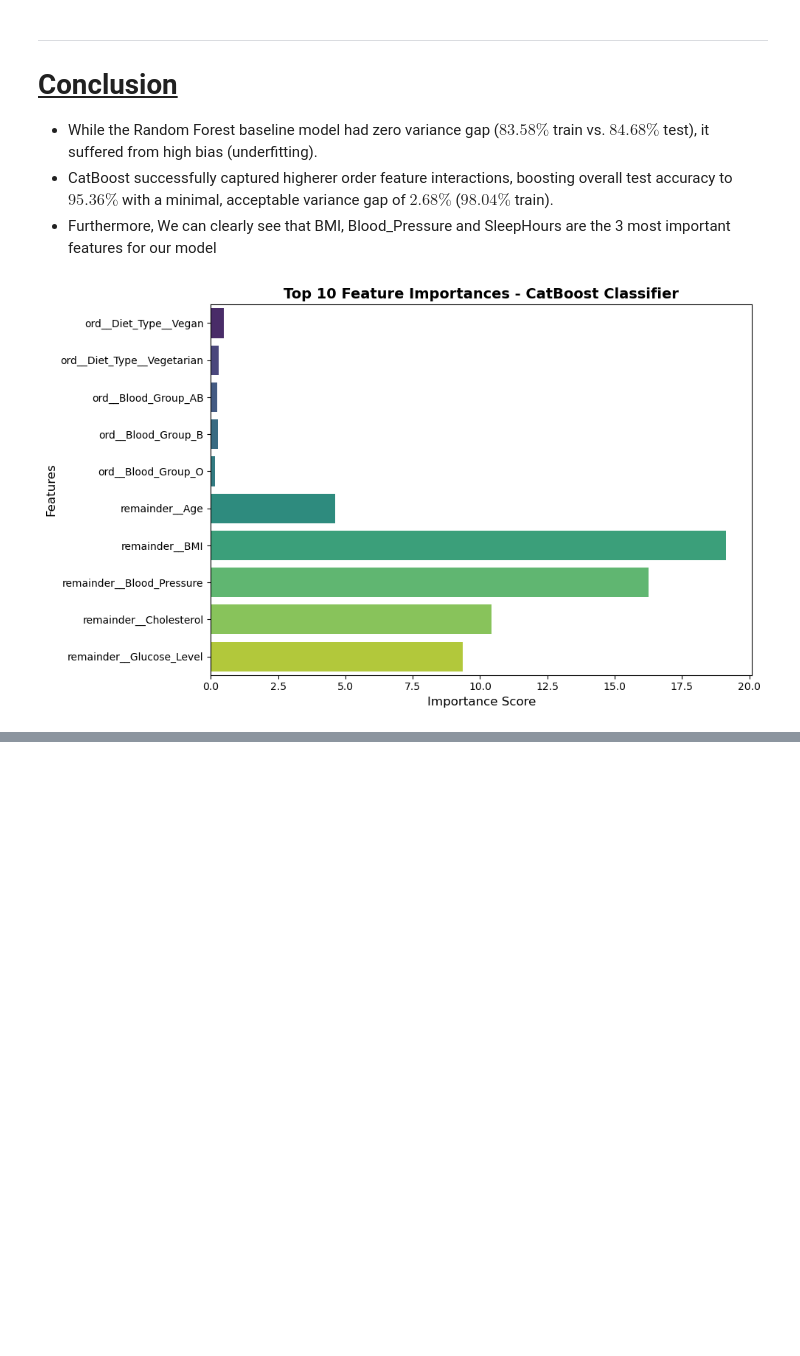
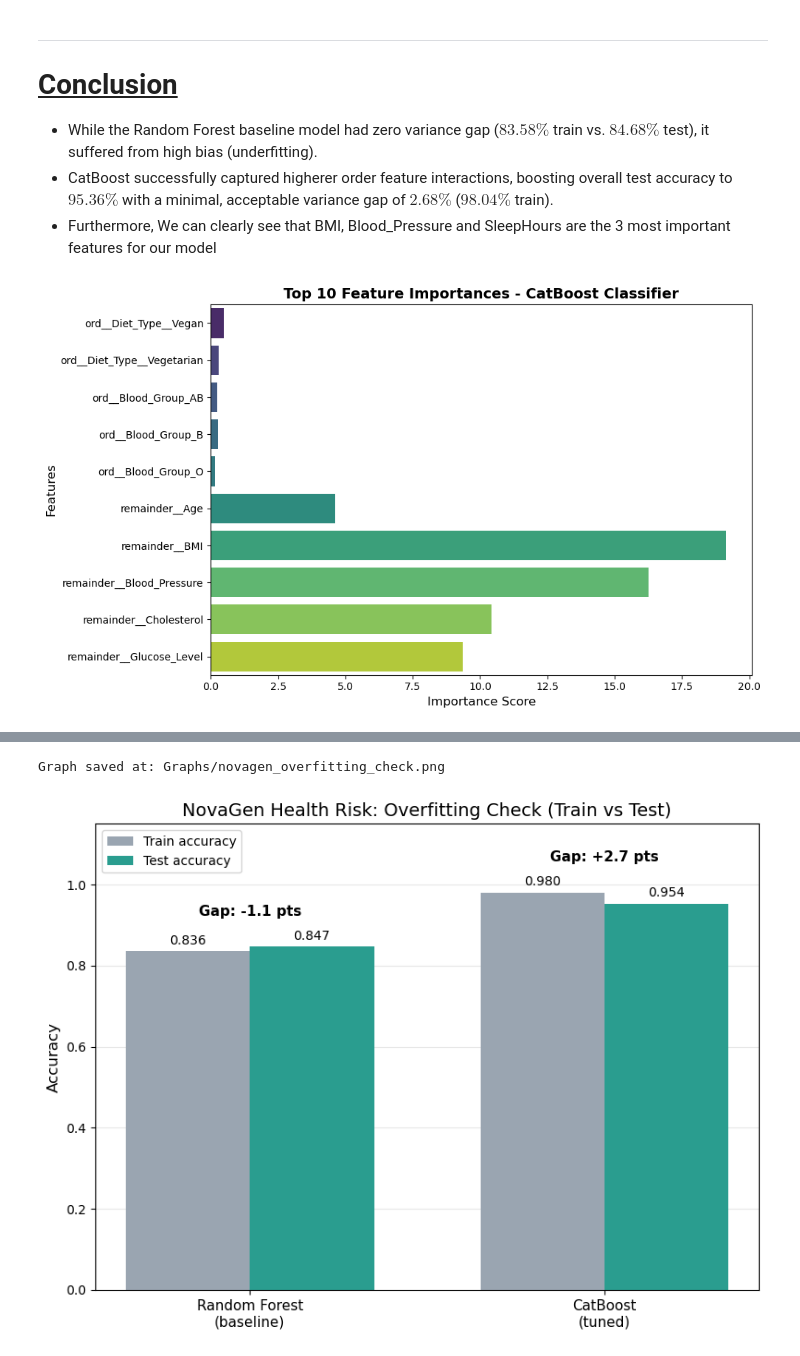
Before and after one commit to K-shhhhh/AI_ML_Foundation, a Jupyter notebook: Module_5_Projects/Minor_Projects/02_Novagen_Research_Minor_Project/Novagen_Classification.ipynb, the cells around one changed output, grey strips where cells are left out. Drawn from its saved outputs; the diff is of its cells as text; code cells hidden in the pictures; blank space fills up the shorter version.

```diff
--- a/Module_5_Projects/Minor_Projects/02_Novagen_Research_Minor_Project/Novagen_Classification.ipynb
+++ b/Module_5_Projects/Minor_Projects/02_Novagen_Research_Minor_Project/Novagen_Classification.ipynb
@@ -660,0 +723,60 @@ plt.show()
+# %%
+import os                                  # Used to create the Graphs folder and build the save path
+from sklearn.metrics import accuracy_score # Metric computed from the predictions
+
+# Colours for train and test, different from the blue and orange used for accuracy and F1 in the comparison charts
+TRAIN_COLOR = "#9AA5B1"                    # Grey for training accuracy
+TEST_COLOR = "#2A9D8F"                     # Teal for test accuracy
+
+# Train and test accuracy of both models
+results_df = pd.DataFrame({
+    "Model" : ["Random Forest\n(baseline)", "CatBoost\n(tuned)"],   # One label per group of bars
+    "Train Accuracy" : [accuracy_score(y_train, rfc_model.predict(X_train)), accuracy_score(y_train, cbc_model_cv.predict(X_train))],   # Train accuracy of each model
+    "Test Accuracy" : [accuracy_score(y_test, rfc_model.predict(X_test)), accuracy_score(y_test, cbc_model_cv.predict(X_test))]         # Test accuracy of each model
+})
+
+# Bar positions and width
+x = np.arange(len(results_df["Model"]))    # Positions 0 and 1 for the two groups of bars
+width = 0.35                               # Width of each single bar, same as the other charts
+
+plt.figure(figsize=(8, 6))                 # Creates a blank figure, 8 inches wide and 6 inches tall
+
+# Two bars per model, train on the left and test on the right
+bars_train = plt.bar(x - width / 2, results_df["Train Accuracy"], width, label="Train accuracy", color=TRAIN_COLOR)   # Train bars shifted left of each position
+bars_test = plt.bar(x + width / 2, results_df["Test Accuracy"], width, label="Test accuracy", color=TEST_COLOR)       # Test bars shifted right of each position
+
+# Value written on top of every train bar
+for bar in bars_train:                     # Goes through the train bars one at a time
+    height = bar.get_height()              # The height of the bar is the train accuracy
+    plt.text(bar.get_x() + bar.get_width() / 2, height + 0.01, f"{height:.3f}", ha="center", va="bottom", fontsize=10)   # Writes the value just above the bar, centred, rounded to 3 decimals
+
+# Value written on top of every test bar
+for bar in bars_test:                      # Goes through the test bars one at a time
+    height = bar.get_height()              # The height of the bar is the test accuracy
+    plt.text(bar.get_x() + bar.get_width() / 2, height + 0.01, f"{height:.3f}", ha="center", va="bottom", fontsize=10)   # Writes the value just above the bar, centred, rounded to 3 decimals
+
+# Gap between train and test accuracy written above each group, in percentage points
+for i in range(len(results_df["Model"])):  # Goes through the two models by position
+    gap = (results_df["Train Accuracy"][i] - results_df["Test Accuracy"][i]) * 100   # Train minus test, converted to percentage points
+    top = max(results_df["Train Accuracy"][i], results_df["Test Accuracy"][i])       # Height of the taller bar in this group
+    plt.text(x[i], top + 0.07, f"Gap: {gap:+.1f} pts", ha="center", va="bottom", fontsize=11, fontweight="bold")   # Writes the gap above the group with a plus or minus sign
+
+plt.xticks(x, results_df["Model"], fontsize=11)   # Puts the model names under the groups of bars
+plt.ylim(0, 1.15)                          # Y axis a little above 1, leaving room for the value and gap labels
+plt.ylabel("Accuracy", fontsize=12)        # Label for the y axis
+plt.title("NovaGen Health Risk: Overfitting Check (Train vs Test)", fontsize=14)   # Title at the top of the chart
+plt.legend()              # Legend in the lower corner, away from the labels
+plt.grid(axis="y", alpha=0.3)              # Faint horizontal grid lines to make the values easier to read
+plt.gca().set_axisbelow(True)              # Draws the grid lines behind the bars instead of over them
+plt.tight_layout()                         # Adjusts spacing so nothing is cut off at the edges
+
+# Save before show, so the image is not blank
+os.makedirs("Graphs", exist_ok=True)       # Creates the Graphs folder if it does not exist yet
+save_path = os.path.join("Graphs", "novagen_overfitting_check.png")   # Builds the file path Graphs/novagen_overfitting_check.png
+plt.savefig(save_path, dpi=300, bbox_inches="tight")                  # Saves a sharp 300 dpi image with the extra white border trimmed
+print("Graph saved at:", save_path)        # Labeled print confirming where the file went
+
+plt.show()                                 # Displays the chart in the notebook
+# %% [output]
+Graph saved at: Graphs/novagen_overfitting_check.png
+[figure, added]
```
Also changed, not shown: parts of 4 cells of this notebook, 2 other files.
